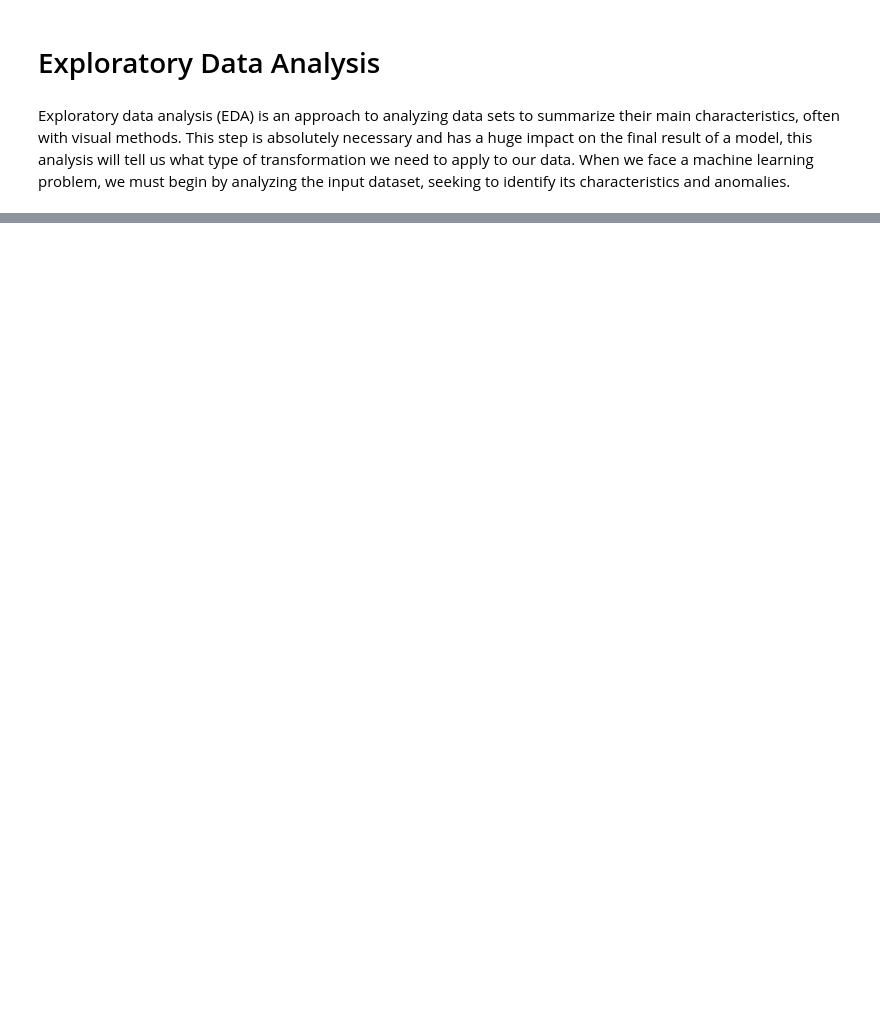
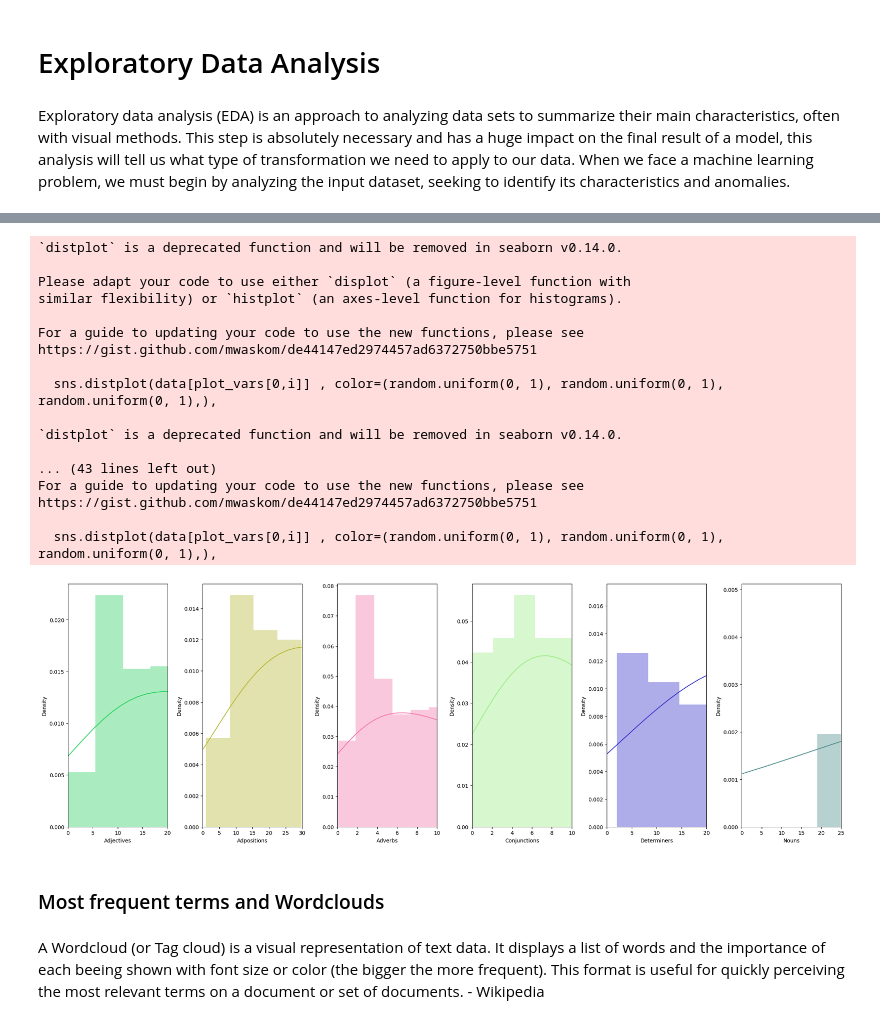
Before and after one commit to gladwel/DIP, a Jupyter notebook: DAO_summarization_processing.ipynb, the cells around one changed output, grey strips where cells are left out. Cells and saved outputs as stored; diff of their text form; code cells hidden in the pictures; blank space fills up the shorter version.

```diff
--- a/DAO_summarization_processing.ipynb
+++ b/DAO_summarization_processing.ipynb
@@ -26,0 +404,23 @@ FileNotFoundError: [Errno 2] No such file or directory: 'data/Inshorts Cleaned D
+# %%
+def get_pos_tags(sentences, tagset='universal'):
+    ''' Extract the part-of-speech taggings of the sentence
+        Input:
+        - sentence: string, sentence to tag
+        - tagset: string, tagset or the set of tags to search for
+    '''
+    #Create the Dataframe to store the count of tags
+    df = pd.DataFrame(columns=['ADJ','ADP','ADV','CONJ','DET','NOUN','NUM','PRT','PRON','VERB','.','X'])
+    for sent in sentences:
+        # Extract the part of Speech tags in the sentence
+        pos_tags = Counter([j for i,j in nltk.pos_tag(word_tokenize(sent), tagset='universal')])
+        #Appends the pos tags to the dataframe, fill NaN values with 0
+        df = pd.concat([df, pd.DataFrame([pos_tags])], ignore_index=True).fillna(0)
+
+    return df.astype(int)
+# %%
+# Identify the taggings for the text variable
+news_text = summary['seniorDescription'].values
+df_text = get_pos_tags(news_text)
+# Identify the taggings for the summary variable
+news_summary = summary['juniorDescription'].values
+df_summary = get_pos_tags(news_summary)
@@ -26,0 +459,28 @@ FileNotFoundError: [Errno 2] No such file or directory: 'data/Inshorts Cleaned D
+# %%
+# Select the columns to plot: those related to pos taggings
+plot_vars=np.array([['ADJ','ADP','ADV','CONJ','DET','NOUN']])
+# Plot a histograms of the variables
+labels_dict= {'ADJ':'Adjectives', 'ADP':'Adpositions',
+               'ADV':'Adverbs', 'CONJ':'Conjunctions',
+               'DET':'Determiners', 'NOUN':'Nouns'}
+ratio = 0.7
+plot_histograms(df_text, plot_vars, [20, 30, 10, 10, 20, 25], labels_dict, figsize=(15/ratio,5/ratio))
+# %% [output]
+`distplot` is a deprecated function and will be removed in seaborn v0.14.0.
+
+Please adapt your code to use either `displot` (a figure-level function with
+similar flexibility) or `histplot` (an axes-level function for histograms).
+
+For a guide to updating your code to use the new functions, please see
+https://gist.github.com/mwaskom/de44147ed2974457ad6372750bbe5751
+
+  sns.distplot(data[plot_vars[0,i]] , color=(random.uniform(0, 1), random.uniform(0, 1), random.uniform(0, 1),),
+
+`distplot` is a deprecated function and will be removed in seaborn v0.14.0.
+
+... (43 lines left out)
+For a guide to updating your code to use the new functions, please see
+https://gist.github.com/mwaskom/de44147ed2974457ad6372750bbe5751
+
+  sns.distplot(data[plot_vars[0,i]] , color=(random.uniform(0, 1), random.uniform(0, 1), random.uniform(0, 1),),
+[figure, added]
@@ -26,0 +491,4 @@ FileNotFoundError: [Errno 2] No such file or directory: 'data/Inshorts Cleaned D
+# %% [markdown]
+### Most frequent terms and Wordclouds
+# %% [markdown]
+A Wordcloud (or Tag cloud) is a visual representation of text data. It displays a list of words and the importance of each beeing shown with font size or color (the bigger the more frequent). This format is useful for quickly perceiving the most relevant terms on a document or set of documents. - Wikipedia
```
Also changed, not shown: parts of 33 cells of this notebook, 1 other file.
